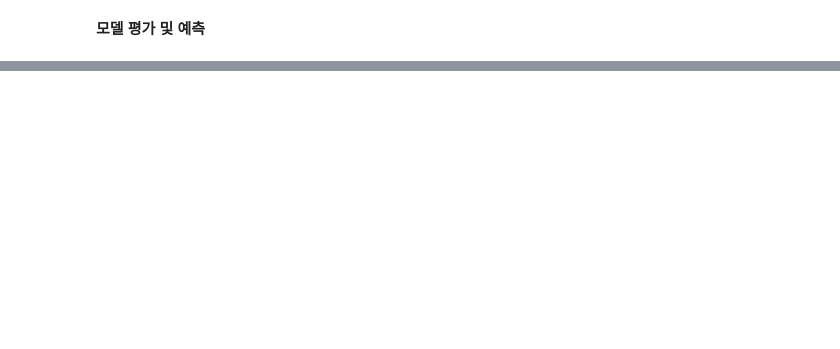
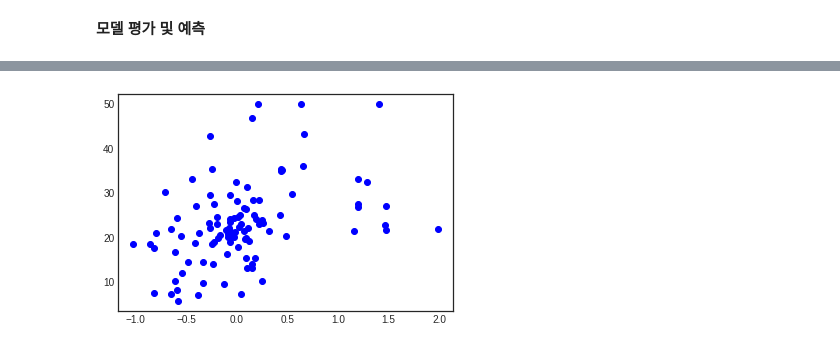
Before and after one commit to CAVASOL/aiffel_node, a Jupyter notebook: dl_project/dl_master_project_boston.ipynb, the cells around one changed output, grey strips where cells are left out. Cells and saved outputs as stored; diff of their text form; code cells hidden in the pictures; blank space fills up the shorter version.

```diff
--- a/dl_project/dl_master_project_boston.ipynb
+++ b/dl_project/dl_master_project_boston.ipynb
@@ -182,0 +194,10 @@ model.evaluate(test_data, test_labels)
+# %%
+import matplotlib.pyplot as plt
+
+pred = model.predict(test_data).reshape(-1)
+
+plt.figure()
+plt.scatter(pred, test_labels, color = "blue", marker = "o", label = "label")
+plt.show()
+# %% [output]
+[figure, added]
```
Also changed, not shown: parts of 9 cells of this notebook.
